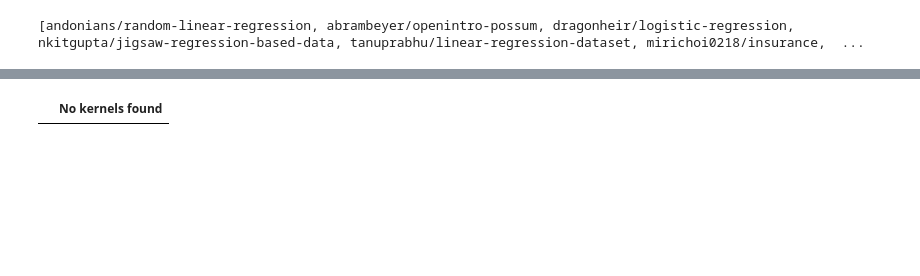
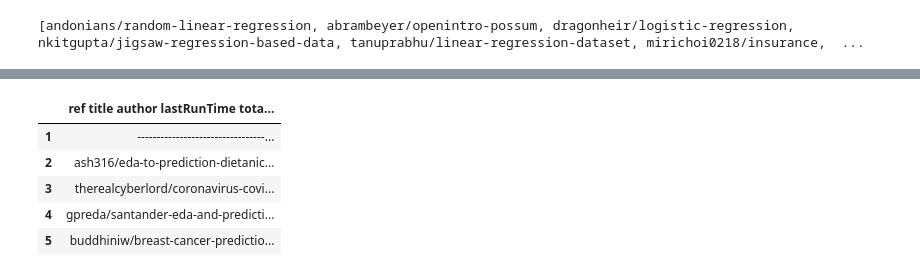
Before and after one commit to drmorales4/data-scienceTIC, a Jupyter notebook: api Kaggle.ipynb, the cells around one changed output, grey strips where cells are left out. Saved outputs shown, nothing was run; the diff lists cells and outputs as text; code cells hidden in the pictures; blank space fills up the shorter version.

```diff
--- a/api Kaggle.ipynb
+++ b/api Kaggle.ipynb
@@ -97,13 +179,20 @@ csvregression.head()
 | 20 | fedesoriano/the-boston-houseprice... | Boston House Prices-Advanced Regr... | 12KB | 2021-06-01 10:39:10 | 4663 | 93 | 1.0 | None | dataframe |
 | 34 | ishadss/productivity-prediction-o... | Productivity Prediction of Garmen... | 16KB | 2021-04-06 22:42:06 | 3223 | 62 | 0.9705882 | None | dataframe |
 # %%
-kernel = !kaggle kernels list -s regression --language python
+# extraer notebooks
+
+kernel = !kaggle kernels list -s prediction
 
 kernel = convert_to_df(kernel)
 
 
 ICD.display(kernel.head())
 # %% [output]
-|  | No kernels found |
+|  | ref title author lastRunTime tota... |
+| 1 | ---------------------------------... |
+| 2 | ash316/eda-to-prediction-dietanic... |
+| 3 | therealcyberlord/coronavirus-covi... |
+| 4 | gpreda/santander-eda-and-predicti... |
+| 5 | buddhiniw/breast-cancer-predictio... |
 # %%
 # graphql khan academy
```
Also changed, not shown: parts of 17 cells of this notebook, 1 other file.
